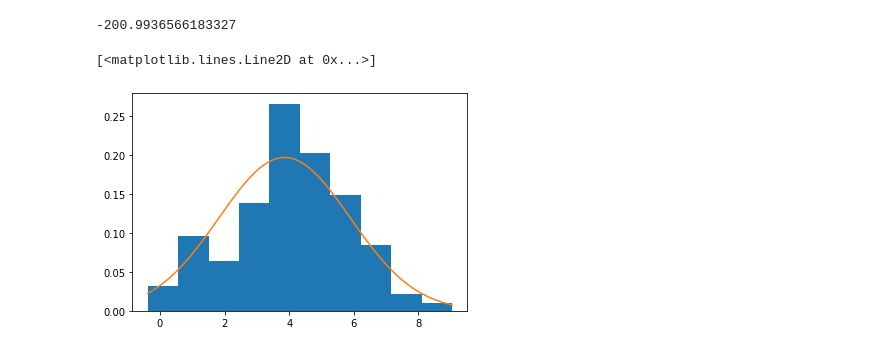
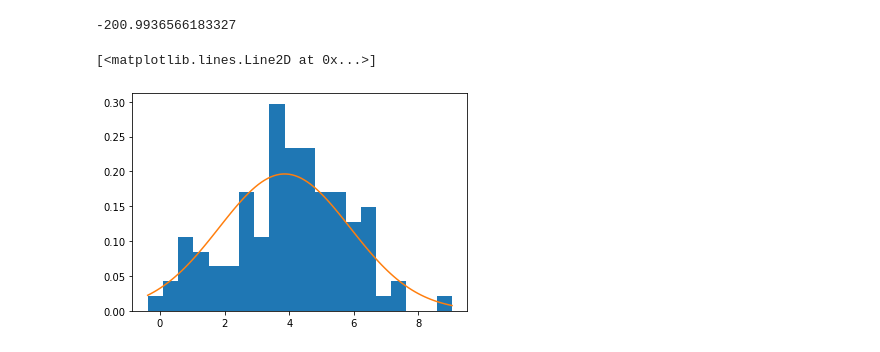
Before and after one commit to DanielBarrreto/Codigos_utiles, a Jupyter notebook: Week15/PosteriorGaussiana.ipynb, the cells around one changed output. Cells and saved outputs as stored; diff of their text form; code cells hidden in the pictures.

```diff
--- a/Week15/PosteriorGaussiana.ipynb
+++ b/Week15/PosteriorGaussiana.ipynb
@@ -136,8 +136,8 @@ muh = mu[index[1]][0]
 sigmah = sigma[index[0]][0]
 # %%
 _x = np.linspace(np.min(X),np.max(X),100)
-plt.hist(data,density=True)
+plt.hist(data,density=True,bins=20)
 plt.plot(_x,Likelihood([muh,sigmah],_x))
 # %% [output]
 [<matplotlib.lines.Line2D at 0x...>]
-[figure, old version]
+[figure, new version]
```
Also changed, not shown: 1 other file.
